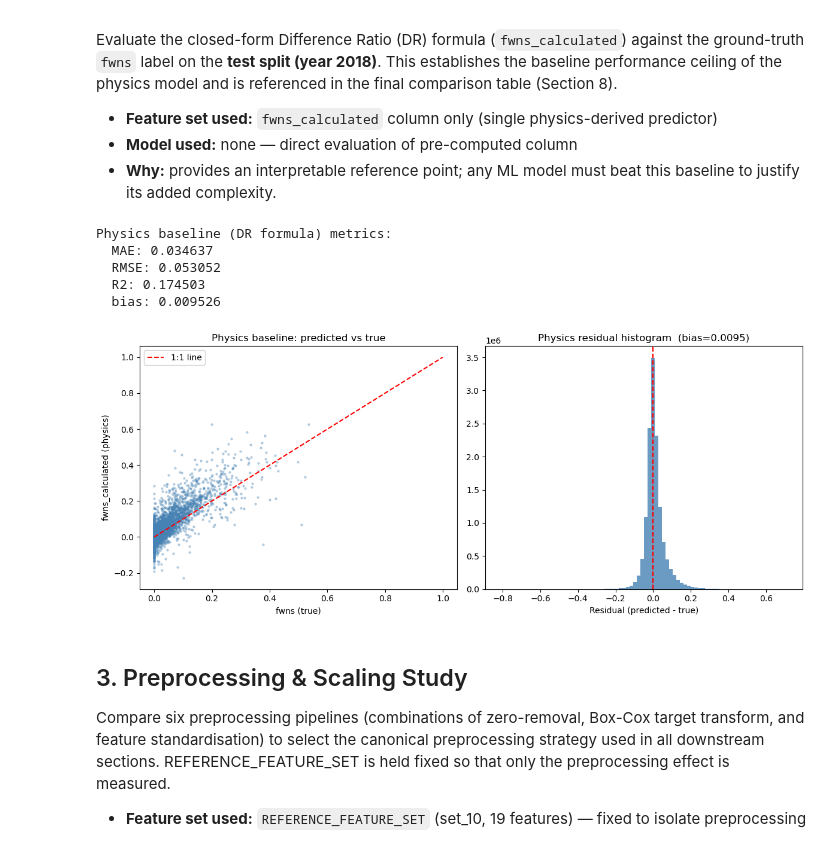
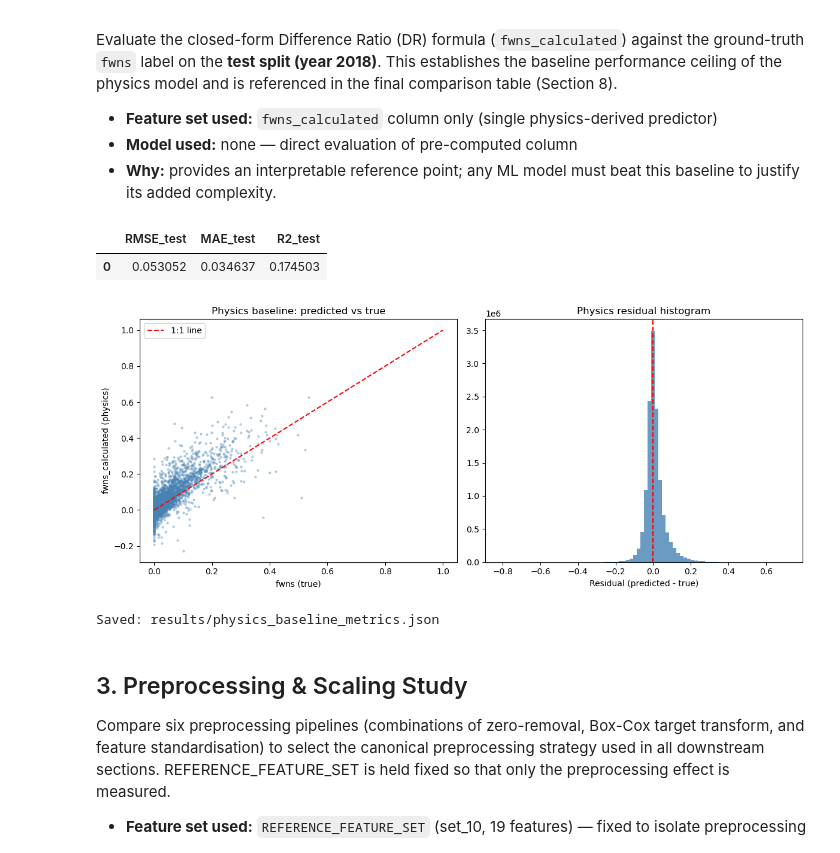
Before and after one commit to marcvem2AED/TFM_MCD_MarcVelascoMateu, a Jupyter notebook: 3-Model_training.ipynb, the cells around one changed output. Cells and saved outputs as stored; diff of their text form; code cells hidden in the pictures.

```diff
--- a/3-Model_training.ipynb
+++ b/3-Model_training.ipynb
@@ -487,50 +596,50 @@ df_test_phys = df_raw[df_raw['year'] == 2018]
 y_raw = df_test_phys[TARGET_COL]
 y_phys = df_test_phys['fwns_calculated']
 
-phys_mae  = mean_absolute_error(y_raw, y_phys)
-phys_rmse = root_mean_squared_error(y_raw, y_phys)
-phys_r2   = r2_score(y_raw, y_phys)
-phys_bias = float((y_phys - y_raw).mean())
+physics_baseline_metrics = {
+    'MAE':  mean_absolute_error(y_raw, y_phys),
+    'RMSE': root_mean_squared_error(y_raw, y_phys),
+    'R2':   r2_score(y_raw, y_phys),
+}
 
-physics_baseline_metrics = {
-    'MAE':  phys_mae,
-    'RMSE': phys_rmse,
-    'R2':   phys_r2,
-    'bias': phys_bias,
-}
-print('Physics baseline (DR formula) metrics:')
-for k, v in physics_baseline_metrics.items():
-    print(f'  {k}: {v:.6f}')
+display(pd.DataFrame([{
+    'RMSE_test': physics_baseline_metrics['RMSE'],
+    'MAE_test':  physics_baseline_metrics['MAE'],
+    'R2_test':   physics_baseline_metrics['R2'],
+}]).round(6))
 # %% [output]
-Physics baseline (DR formula) metrics:
-  MAE: 0.034637
-  RMSE: 0.053052
-  R2: 0.174503
-  bias: 0.009526
+|  | RMSE_test | MAE_test | R2_test |
+| 0 | 0.053052 | 0.034637 | 0.174503 |
 # %%
 # Scatter fwns_calculated vs fwns: points close to 1:1 line indicate good physics fit
 fig, axes = plt.subplots(1, 2, figsize=(12, 5))
 
 sample_mask = np.random.choice(len(y_raw), size=min(5000, len(y_raw)), replace=False)
 axes[0].scatter(y_raw.iloc[sample_mask], y_phys.iloc[sample_mask],
                 alpha=0.3, s=5, color='steelblue')
 axes[0].plot([0, 1], [0, 1], 'r--', linewidth=1.5, label='1:1 line')
 axes[0].set_xlabel('fwns (true)')
 axes[0].set_ylabel('fwns_calculated (physics)')
 axes[0].set_title('Physics baseline: predicted vs true')
 axes[0].legend()
 
 # Residual histogram: look for symmetry and width relative to the target range [0,1]
 residuals_phys = y_phys - y_raw
 axes[1].hist(residuals_phys, bins=80, color='steelblue', edgecolor='none', alpha=0.8)
 axes[1].axvline(0, color='red', linestyle='--')
 axes[1].set_xlabel('Residual (predicted - true)')
-axes[1].set_title(f'Physics residual histogram  (bias={phys_bias:.4f})')
+axes[1].set_title('Physics residual histogram')
 
 plt.tight_layout()
 plt.show()
 # %% [output]
-[figure, old version]
+[figure, new version]
+# %%
+with open(f'{RESULTS_DIR}/physics_baseline_metrics.json', 'w', encoding='utf-8') as f:
+    json.dump(physics_baseline_metrics, f, indent=4)
+print(f'Saved: {RESULTS_DIR}/physics_baseline_metrics.json')
+# %% [output]
+Saved: results/physics_baseline_metrics.json
 # %% [markdown]
 ## 3. Preprocessing & Scaling Study
 
```
Also changed, not shown: parts of 46 cells of this notebook, 5 other files.
